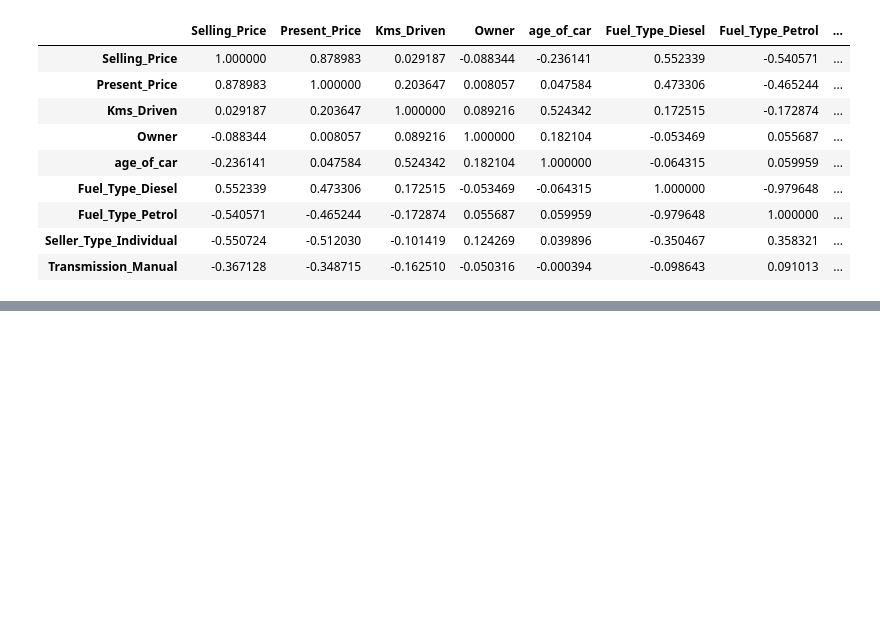
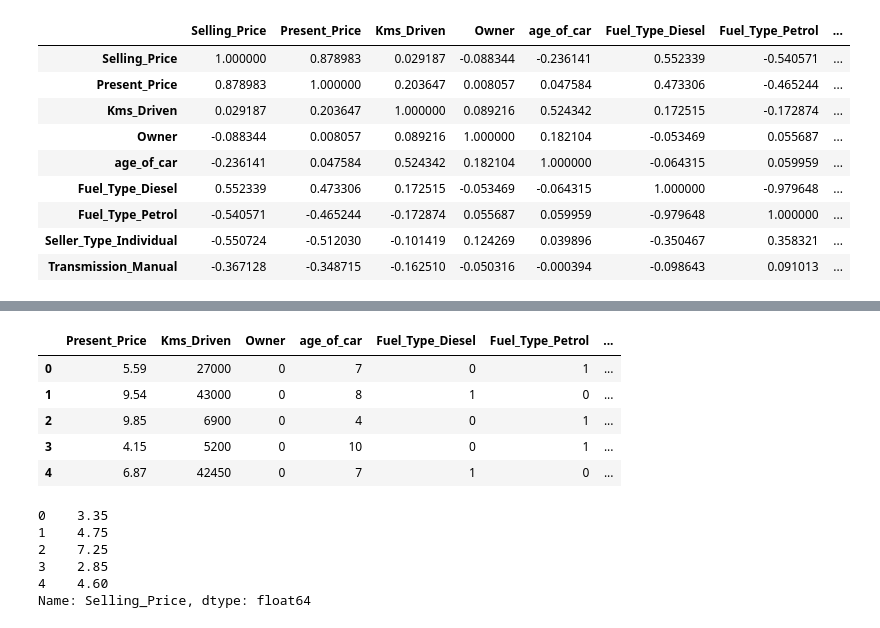
Before and after one commit to purplevarun/car-price-prediction, a Jupyter notebook: Untitled.ipynb, the cells around one changed output, grey strips where cells are left out. Saved outputs shown, nothing was run; the diff lists cells and outputs as text; code cells hidden in the pictures; blank space fills up the shorter version.

```diff
--- a/Untitled.ipynb
+++ b/Untitled.ipynb
@@ -194,0 +209,22 @@ ModuleNotFoundError: No module named 'seaborn'
+# %%
+# independent and dependent features
+x = FD.iloc[:,1:]
+y = FD.iloc[:,0]
+# %%
+x.head()
+# %% [output]
+|  | Present_Price | Kms_Driven | Owner | age_of_car | Fuel_Type_Diesel | Fuel_Type_Petrol | ... |
+| 0 | 5.59 | 27000 | 0 | 7 | 0 | 1 | ... |
+| 1 | 9.54 | 43000 | 0 | 8 | 1 | 0 | ... |
+| 2 | 9.85 | 6900 | 0 | 4 | 0 | 1 | ... |
+| 3 | 4.15 | 5200 | 0 | 10 | 0 | 1 | ... |
+| 4 | 6.87 | 42450 | 0 | 7 | 1 | 0 | ... |
+# %%
+y.head()
+# %% [output]
+0    3.35
+1    4.75
+2    7.25
+3    2.85
+4    4.60
+Name: Selling_Price, dtype: float64
```
Also changed, not shown: parts of 4 cells of this notebook.
